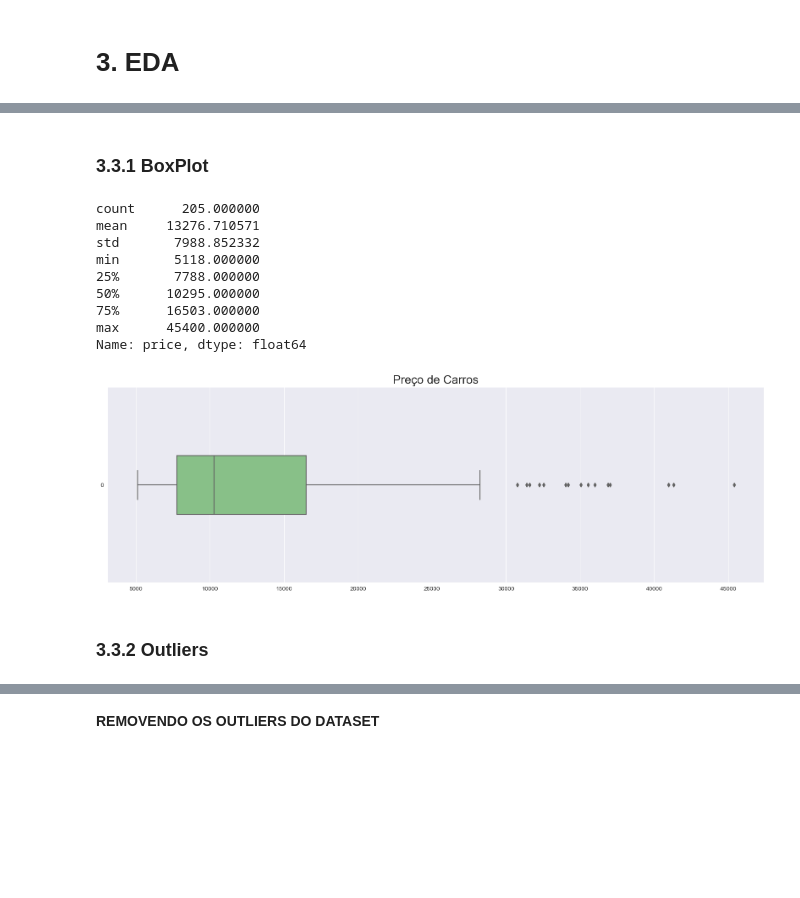
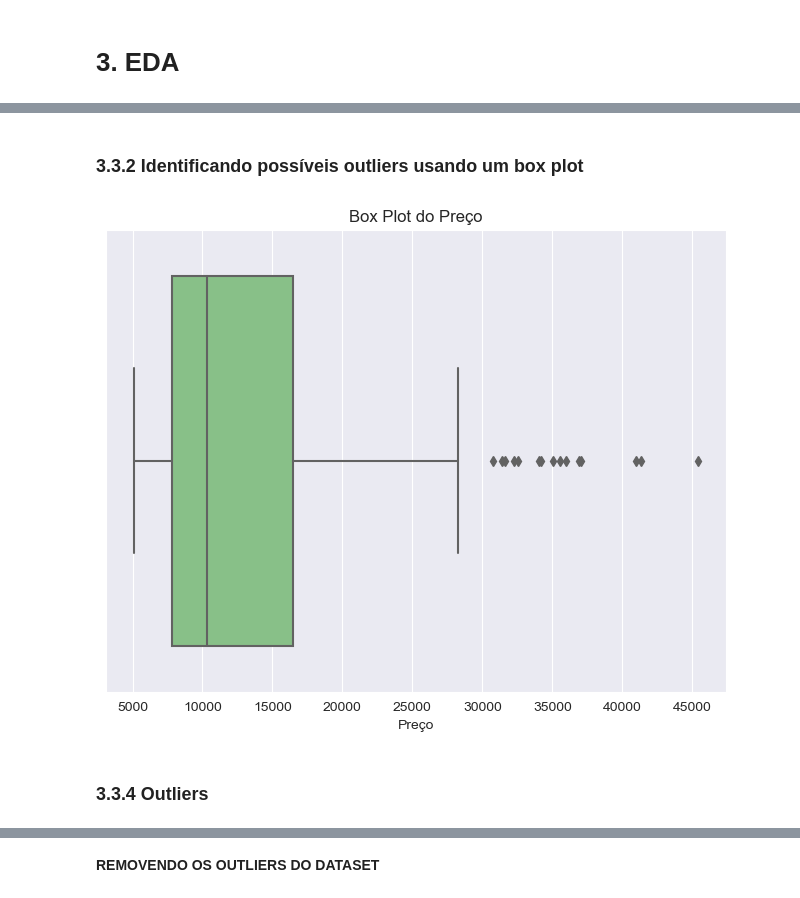
Before and after one commit to leandric/Car-Price-Prediction-Multiple-Linear-Regression, a Jupyter notebook: Projeto Final.ipynb, the cells around one changed output, grey strips where cells are left out. Saved outputs shown, nothing was run; the diff lists cells and outputs as text; code cells hidden in the pictures; blank space fills up the shorter version.

```diff
--- a/Projeto Final.ipynb
+++ b/Projeto Final.ipynb
@@ -22,3 +45,5 @@ df = pd.read_csv('dados/CarPrice_Assignment.csv')
+# %%
+df = df.drop(columns=['car_ID', 'CarName'])
 # %%
 # Plotar o gráfico de matriz de dados ausentes
 msno.matrix(df)
@@ -29,0 +58,7 @@ msno.matrix(df)
+# %%
+# Mapear os valores antigos para os novos valores
+symboling_mapping = {3: 0, 1: 1, 2: 2, 0: 3, -1: 4, -2: 5}
+
+# Aplicar o mapeamento à coluna 'symboling'
+df['symboling'] = df['symboling'].map(symboling_mapping)
+df['symboling'].unique()
@@ -29,0 +70,13 @@ msno.matrix(df)
+# %%
+# Converter colunas categóricas em variáveis dummy usando one-hot encoding
+categorical_columns = ['fueltype',
+                       'aspiration',
+                       'doornumber',
+                       'carbody',
+                       'drivewheel',
+                       'enginelocation',
+                       'enginetype',
+                       'cylindernumber',
+                       'fuelsystem']
+df = pd.get_dummies(df, columns=categorical_columns, drop_first=True)
+df
@@ -97,25 +212,15 @@ sns.set_style('darkgrid')
 # %% [markdown]
-### 3.3.1 BoxPlot
+### 3.3.2 Identificando possíveis outliers usando um box plot
 # %%
-ax = sns.boxplot(df['price'], orient='h', width=0.3)
-ax.figure.set_size_inches(20, 6)
-ax.set_title('Preço de Carros', fontsize=20)
-ax.set_xlabel('', fontsize=16)
-ax;
-df['price'].describe()
+plt.figure(figsize=(8, 6))
+sns.boxplot(x=df['price'])
+plt.title('Box Plot do Preço')
+plt.xlabel('Preço')
+plt.show()
 # %% [output]
-count      205.000000
-mean     13276.710571
-std       7988.852332
-min       5118.000000
-25%       7788.000000
-50%      10295.000000
-75%      16503.000000
-max      45400.000000
-Name: price, dtype: float64
-[figure, old version]
+[figure, new version]
 # %% [markdown]
-### 3.3.2 Outliers
+### 3.3.4 Outliers
 # %%
 # Calcular os limites inferior e superior do boxplot
 Q1 = df['price'].quantile(0.25)
```
Also changed, not shown: parts of 52 cells of this notebook, 2 other files.
